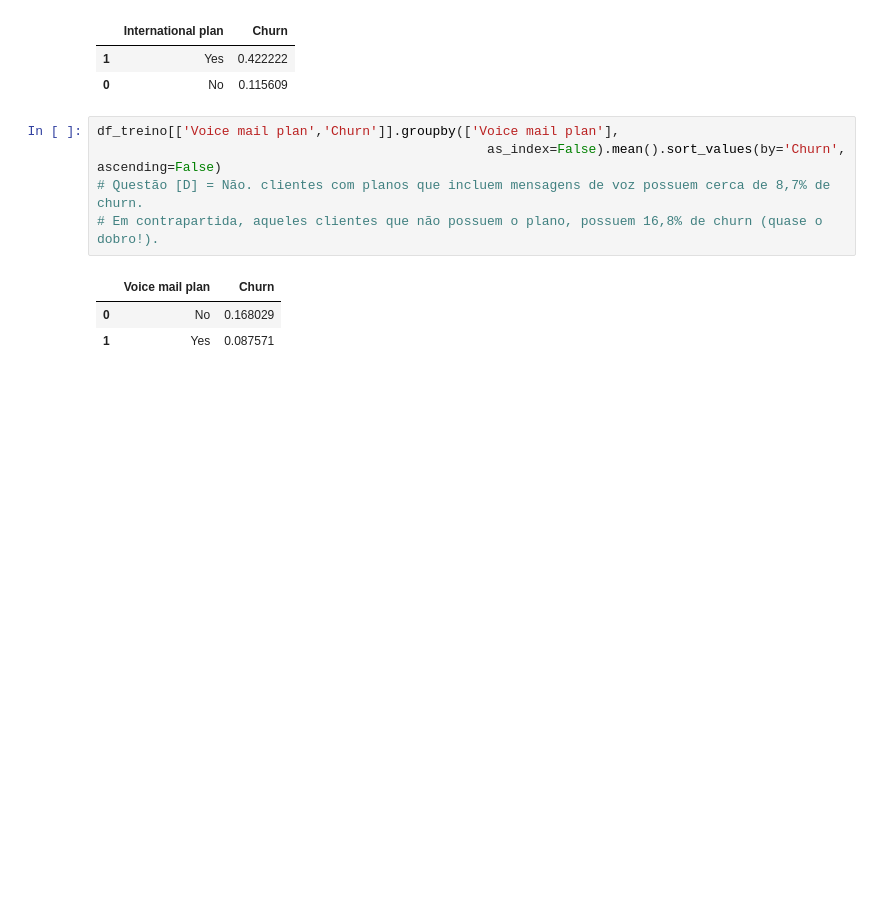
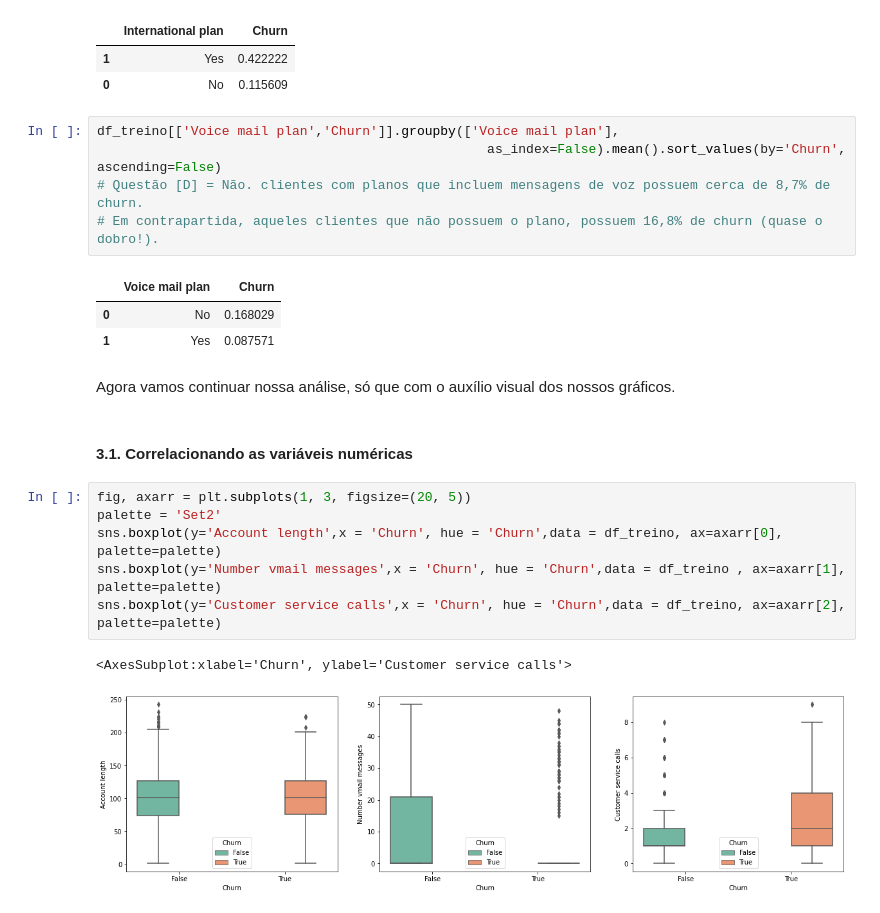
Before and after one commit to lucas-sls/Telecom_Churn, a Jupyter notebook: Telecom_churn.ipynb, the cells around one changed output. Saved outputs shown, nothing was run; the diff lists cells and outputs as text; blank space fills up the shorter version.

Commit message:
Desenvolvendo a análise exploratória: correlacionando as variáveis numéricas do dataset com o churn

```diff
--- a/Telecom_churn.ipynb
+++ b/Telecom_churn.ipynb
@@ -257,3 +263,16 @@ df_treino[['Voice mail plan','Churn']].groupby(['Voice mail plan'],
 |  | Voice mail plan | Churn |
 | 0 | No | 0.168029 |
 | 1 | Yes | 0.087571 |
+# %% [markdown]
+Agora vamos continuar nossa análise, só que com o auxílio visual dos nossos gráficos.
+# %% [markdown]
+#### 3.1. Correlacionando as variáveis numéricas
+# %%
+fig, axarr = plt.subplots(1, 3, figsize=(20, 5))
+palette = 'Set2'
+sns.boxplot(y='Account length',x = 'Churn', hue = 'Churn',data = df_treino, ax=axarr[0], palette=palette)
+sns.boxplot(y='Number vmail messages',x = 'Churn', hue = 'Churn',data = df_treino , ax=axarr[1], palette=palette)
+sns.boxplot(y='Customer service calls',x = 'Churn', hue = 'Churn',data = df_treino, ax=axarr[2], palette=palette)
+# %% [output]
+<AxesSubplot:xlabel='Churn', ylabel='Customer service calls'>
+[figure, added]
```
Also changed, not shown: parts of 4 cells of this notebook.
